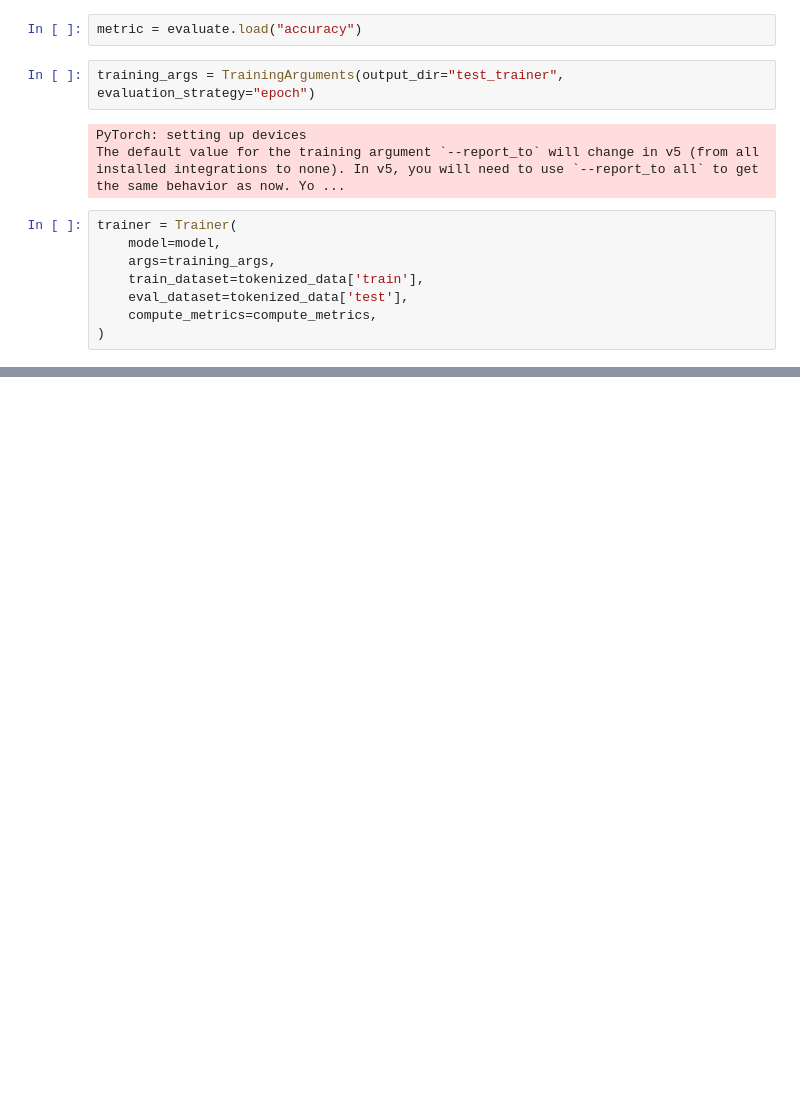
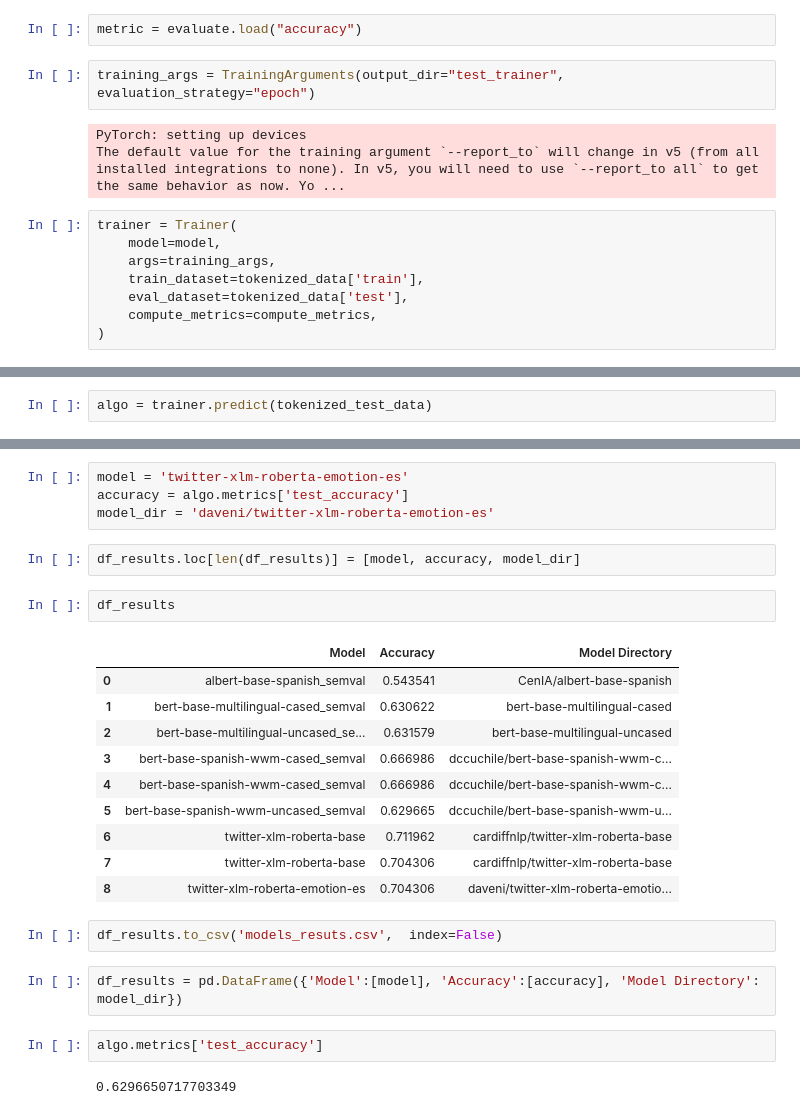
Before and after one commit to jjiguaran/Emotions_analysis, a Jupyter notebook: Code/dataset_pre_selection.ipynb, the cells around one changed output, grey strips where cells are left out. Drawn from its saved outputs; the diff is of its cells as text; blank space fills up the shorter version.

```diff
--- a/Code/dataset_pre_selection.ipynb
+++ b/Code/dataset_pre_selection.ipynb
@@ -163,0 +213,2 @@ KeyboardInterrupt: ignored
+# %%
+algo = trainer.predict(tokenized_test_data)
@@ -163,0 +254,27 @@ KeyboardInterrupt: ignored
+# %%
+model = 'twitter-xlm-roberta-emotion-es'
+accuracy = algo.metrics['test_accuracy']
+model_dir = 'daveni/twitter-xlm-roberta-emotion-es'
+# %%
+df_results.loc[len(df_results)] = [model, accuracy, model_dir]
+# %%
+df_results
+# %% [output]
+|  | Model | Accuracy | Model Directory |
+| 0 | albert-base-spanish_semval | 0.543541 | CenIA/albert-base-spanish |
+| 1 | bert-base-multilingual-cased_semval | 0.630622 | bert-base-multilingual-cased |
+| 2 | bert-base-multilingual-uncased_se... | 0.631579 | bert-base-multilingual-uncased |
+| 3 | bert-base-spanish-wwm-cased_semval | 0.666986 | dccuchile/bert-base-spanish-wwm-c... |
+| 4 | bert-base-spanish-wwm-cased_semval | 0.666986 | dccuchile/bert-base-spanish-wwm-c... |
+| 5 | bert-base-spanish-wwm-uncased_semval | 0.629665 | dccuchile/bert-base-spanish-wwm-u... |
+| 6 | twitter-xlm-roberta-base | 0.711962 | cardiffnlp/twitter-xlm-roberta-base |
+| 7 | twitter-xlm-roberta-base | 0.704306 | cardiffnlp/twitter-xlm-roberta-base |
+| 8 | twitter-xlm-roberta-emotion-es | 0.704306 | daveni/twitter-xlm-roberta-emotio... |
+# %%
+df_results.to_csv('models_resuts.csv',  index=False)
+# %%
+df_results = pd.DataFrame({'Model':[model], 'Accuracy':[accuracy], 'Model Directory': model_dir})
+# %%
+algo.metrics['test_accuracy']
+# %% [output]
+0.6296650717703349
```
Also changed, not shown: parts of 21 cells of this notebook.
